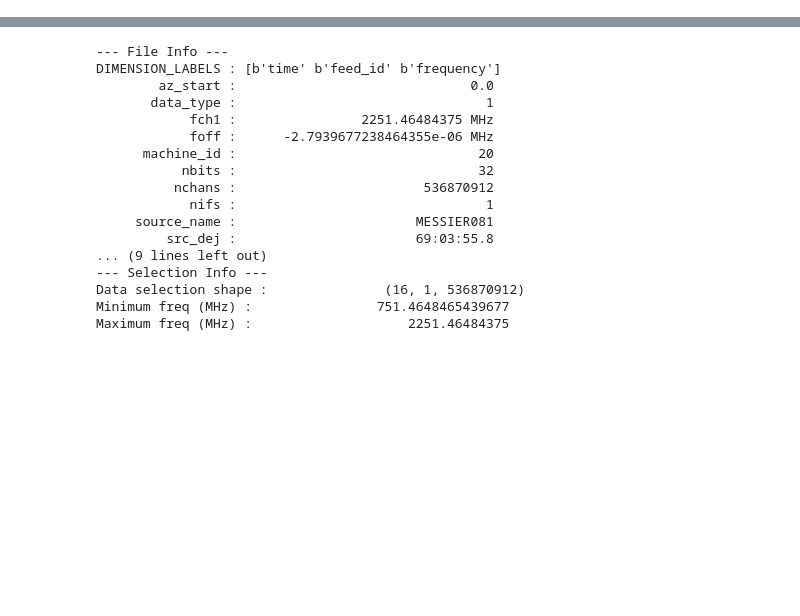
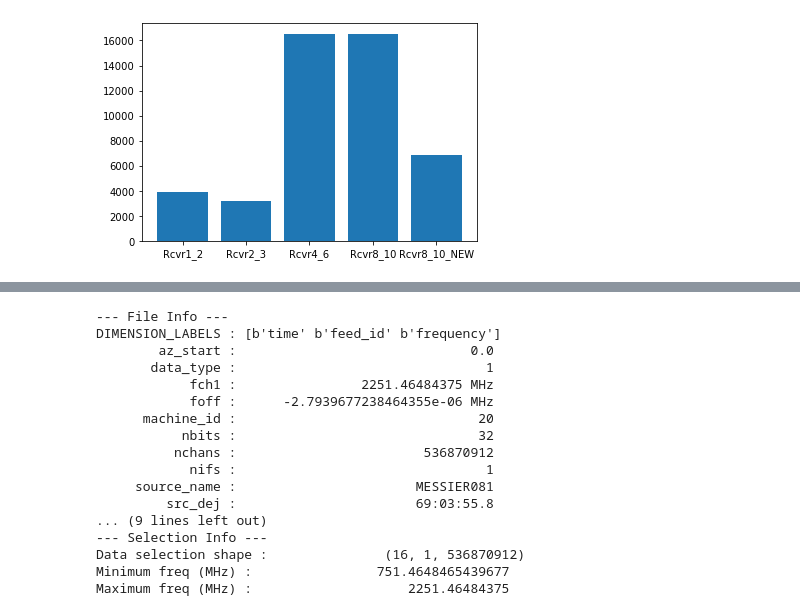
Before and after one commit to bjacobell/nearby-stars, a Jupyter notebook: test.ipynb, the cells around one changed output, grey strips where cells are left out. Drawn from its saved outputs; the diff is of its cells as text; code cells hidden in the pictures; blank space fills up the shorter version.

Commit message:
prep for BLISS run
Large update corresponding to end of turboSETI run
(not counting PlotEvent).

```diff
--- a/test.ipynb
+++ b/test.ipynb
@@ -11,0 +336,3 @@ numexpr.utils   INFO     NumExpr defaulting to 8 threads.
+# %%
+df = pd.read_csv('/datax/scratch/benjb/bl_nearby_stars/BL_cadences_unique_nearby_star_sample_only.csv')
+df
@@ -11,0 +433,24 @@ numexpr.utils   INFO     NumExpr defaulting to 8 threads.
+# %%
+dfcheck = df.iloc[np.where((df['Target'].values == 'HIP49183') |
+                           (df['Target'].values == 'HIP24680') |
+                           (df['Target'].values == 'HIP51886') |
+                           (df['Target'].values == 'HIP43615') |
+                           (df['Target'].values == 'BHIP_46662') |
+                           (df['Target'].values == 'HIP6718'))[0]]
+i = 1
+good_idx = np.array(list(set(np.arange(len(df))) - set(np.where((df['Target'].values == 'HIP49183') |
+                           (df['Target'].values == 'HIP24680') |
+                           (df['Target'].values == 'HIP51886') |
+                           (df['Target'].values == 'HIP43615') |
+                           (df['Target'].values == 'BHIP_46662') |
+                           (df['Target'].values == 'HIP6718'))[0])))
+print(len(good_idx))
+print(good_idx[490:500])
+# print(dfcheck['.h5 path 1'].values[i])
+# print(dfcheck['.h5 path 2'].values[i])
+# print(dfcheck['.h5 path 3'].values[i])
+# print(dfcheck['.h5 path 4'].values[i])
+# print(dfcheck['.h5 path 5'].values[i])
+# print(dfcheck['.h5 path 6'].values[i])
+dfgood = df.iloc[good_idx]
+print(len(np.unique(dfgood['Target'].values)))
@@ -11,0 +479,7 @@ numexpr.utils   INFO     NumExpr defaulting to 8 threads.
+# %%
+u, c = np.unique(dfgood['Receiver'].values, return_counts=True)
+# %%
+plt.bar(u, c)
+plt.show()
+# %% [output]
+[figure, added]
```
Also changed, not shown: parts of 81 cells of this notebook, 58 other files.
